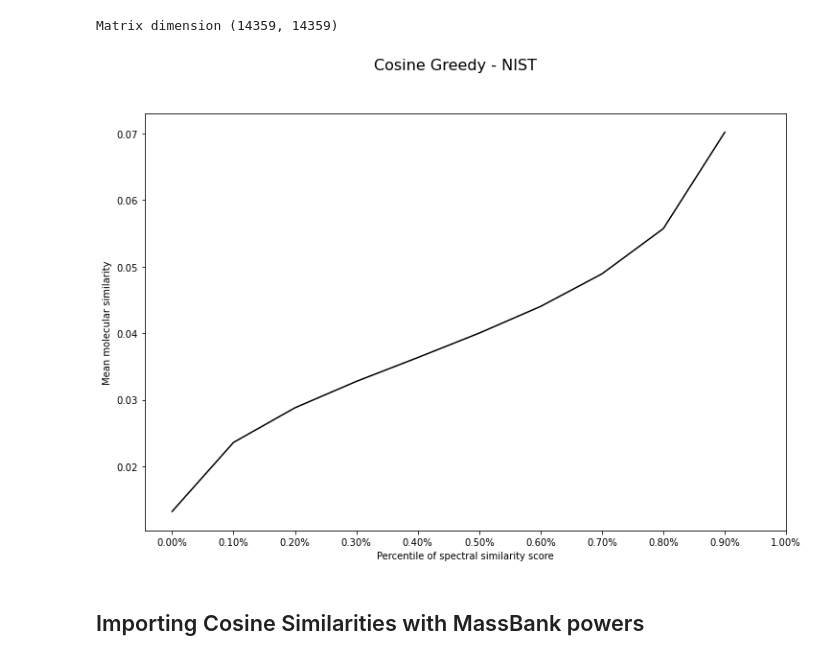
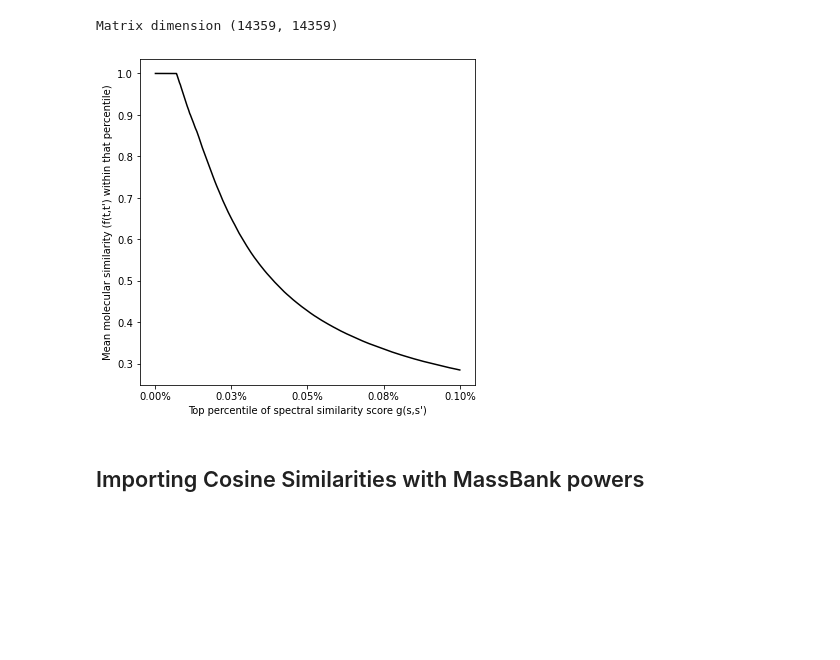
Before and after one commit to efrain2010/spec2vec_gcms_data_analysis, a Jupyter notebook: notebooks/Compare the different scores.ipynb, the cells around one changed output. Cells and saved outputs as stored; diff of their text form; code cells hidden in the pictures; blank space fills up the shorter version.

Commit message:
Computed similarity scores using spec2vec with all Mona spectra Added the similarity scores of spec2vec to the comparison plot notebook

```diff
--- a/notebooks/Compare the different scores.ipynb
+++ b/notebooks/Compare the different scores.ipynb
@@ -21,32 +21,3 @@ matrix_matches_nist = np.load(filename)
 print("Matrix dimension", matrix_similarities_nist.shape)
 # %% [output]
 Matrix dimension (14359, 14359)
-# %%
-from matplotlib import pyplot as plt
-
-def plot_similarity_matrix_percentile(spectra, title=None):
-
-    cloned_spectra = spectra.copy()
-
-    avg = np.sort([np.mean(s) for s in cloned_spectra])
-
-    y_axis = [avg[int((i+1)/10*len(avg))-(int(0.1*len(avg))) : int((i+1)/10*len(avg))] for i in range(10)]
-    y_axis = [np.mean(s) for s in y_axis]
-
-    x_axis = np.linspace(0,1,11)[:-1]
-
-    fig, ax = plt.subplots(figsize=(12, 8))
-    plt.plot(
-        x_axis,
-        y_axis,
-        color='black')
-    if title is not None:
-        plt.suptitle(title, fontsize=16)
-    plt.xticks(np.linspace(0, 1, 11),
-           ["{:.2f}%".format(x) for x in np.linspace(0, 1, 11)])
-    plt.xlabel("Percentile of spectral similarity score")
-    plt.ylabel("Mean molecular similarity")
-
-plot_similarity_matrix_percentile(matrix_similarities_nist, "Cosine Greedy - NIST")
-# %% [output]
-[figure, removed]
@@ -53,3 +27,9 @@ plot_similarity_matrix_percentile(matrix_similarities_nist, "Cosine Greedy - NIS
+# %%
+from custom_functions.plotting_functions import plot_precentile
+
+percentile_cosine_nist = plot_precentile(matrix_similarities_tanimoto, matrix_similarities_nist, show_top_percentile=0.1)
+# %% [output]
+[figure, added]
 # %% [markdown]
 ## Importing Cosine Similarities with MassBank powers
 # %%
```
Also changed, not shown: parts of 12 cells of this notebook, 2 other files.
